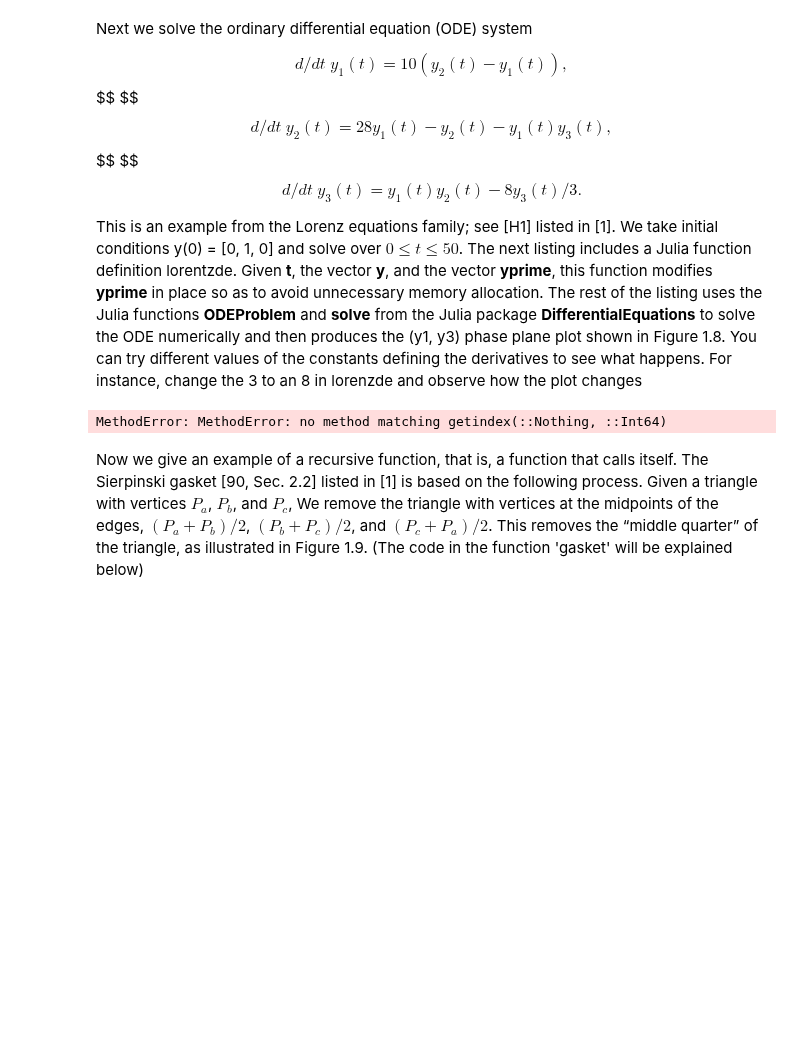
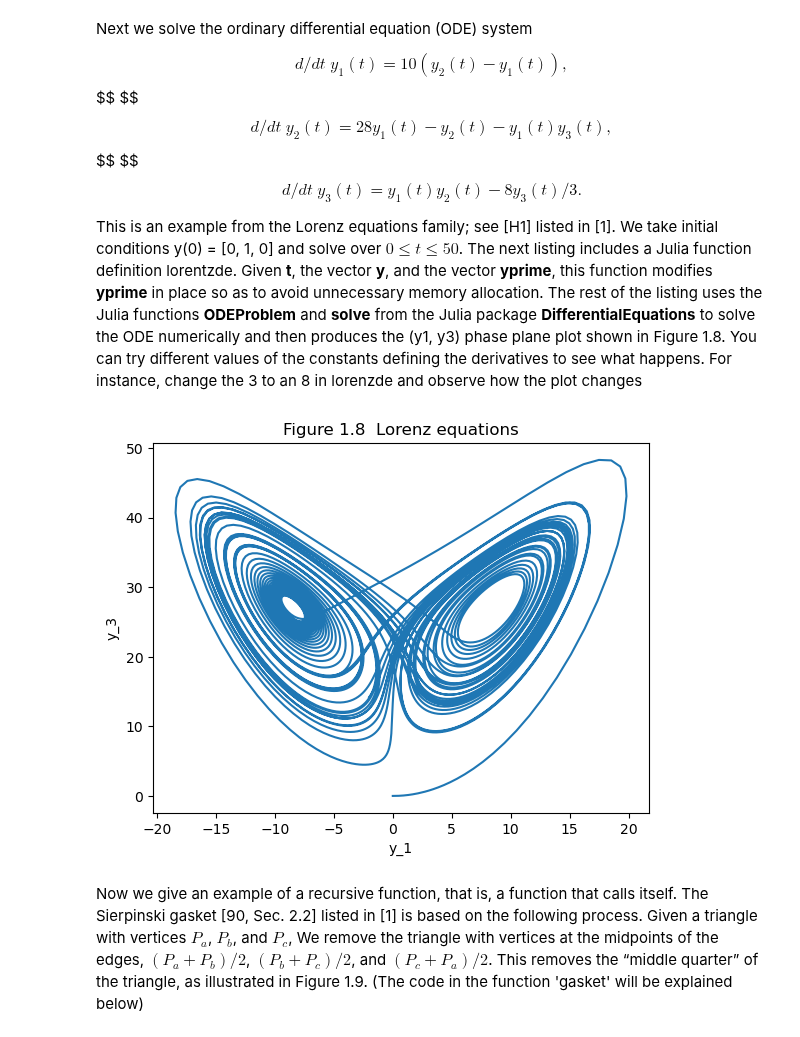
Before and after one commit to macd/dbm_notebooks, a Jupyter notebook: julia_chap1_matlab_guide.ipynb, the cells around one changed output. Saved outputs shown, nothing was run; the diff lists cells and outputs as text; code cells hidden in the pictures; blank space fills up the shorter version.

```diff
--- a/julia_chap1_matlab_guide.ipynb
+++ b/julia_chap1_matlab_guide.ipynb
@@ -568,32 +568,32 @@ This is an example from the Lorenz equations family; see [H1] listed in [1]. We
 # %%
 using DifferentialEquations
 using PyPlot
 
-function lorenzde(t, y, yprime)
+function lorenzde(yprime, y, p, t)
     # LORENZDE Lorenz equations.
     yprime[1] = 10(y[2] - y[1])
     yprime[2] = 28y[1] - y[2] - y[1] * y[3]
     yprime[3] = y[1] * y[2] - 8y[3] / 3.
 end
 
 #lrun    ODE solving example:  Lorenz.
 
 tspan = (0.0, 50.0)      # solve for 0 <= t <= 50
 yzero = [0., 1., 0.]     # initial condition
 
-prob = ODEProblem(lorenzde, yzero, tspan)
+prob = ODEProblem(lorenzde, yzero, tspan, p=[])
 
 # We could have just used   sol = solve(prob)  but we would not
 # have gotten a very smooth plot
 sol = solve(prob, saveat=0.01, abstol=1e-9, reltol=1e-9)
             # dense=true, save_everystep=true)
 
 plot(sol[1, :], sol[3, :])
 xlabel("y_1")
 ylabel("y_3")
 title("Figure 1.8  Lorenz equations");
 # %% [output]
-MethodError: MethodError: no method matching getindex(::Nothing, ::Int64)
+[figure, added]
 # %% [markdown]
 Now we give an example of a recursive function, that is, a function that calls itself. The Sierpinski gasket [90, Sec. 2.2] listed in [1] is based on the following process. Given a triangle with vertices $P_{a}$, $P_{b}$, and $P_{c}$, We remove the triangle with vertices at the midpoints of the edges, $(P_{a} + P_{b})/2$, $(P_{b} + P_{c}) / 2$, and $(P_{c} + P_{a}) / 2$. This removes the “middle quarter” of the triangle, as illustrated in Figure 1.9. (The code in the function 'gasket' will be explained below)
 # %%
```
Also changed, not shown: parts of 42 cells of this notebook.
